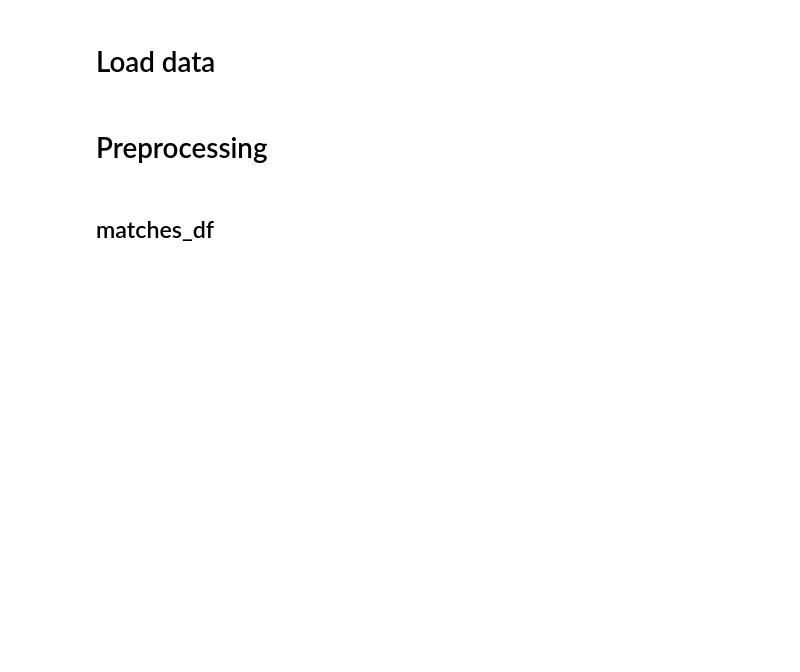
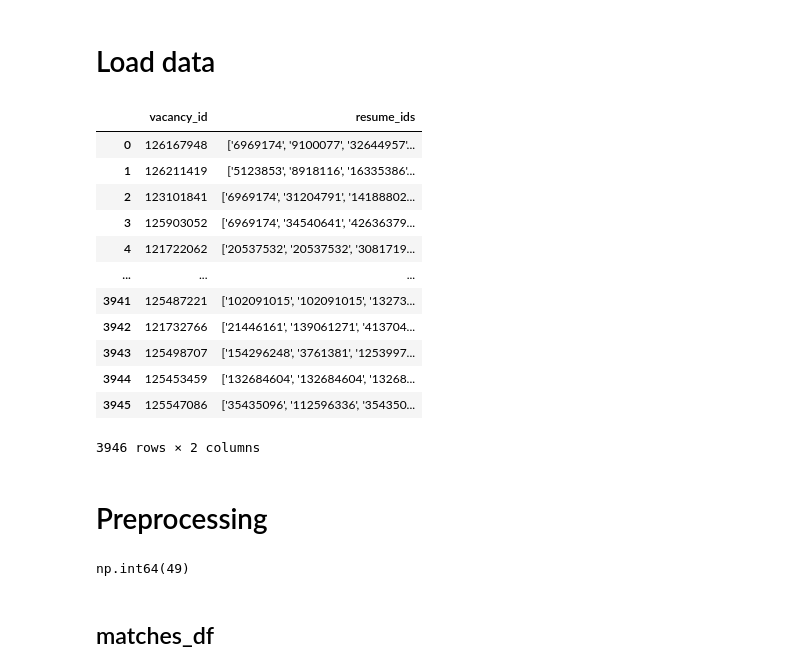
Before and after one commit to UsovAlexander/hr-ai-scout, a Jupyter notebook: Load_data/Parsing_data/total_datdaset_making.ipynb, the cells around one changed output. Saved outputs shown, nothing was run; the diff lists cells and outputs as text; code cells hidden in the pictures; blank space fills up the shorter version.

```diff
--- a/Load_data/Parsing_data/total_datdaset_making.ipynb
+++ b/Load_data/Parsing_data/total_datdaset_making.ipynb
@@ -20,8 +22,28 @@ def concat_df(prefix=None):
 resumes_df = pd.read_csv(r'Total_dataset/total_resumes.csv')
 vacancies_df = pd.read_csv(r'Total_dataset/total_vacancies.csv')
 matches_df = pd.read_csv(r'Total_dataset/matches.csv')
+# %%
+matches_df
+# %% [output]
+|  | vacancy_id | resume_ids |
+| 0 | 126167948 | ['6969174', '9100077', '32644957'... |
+| 1 | 126211419 | ['5123853', '8918116', '16335386'... |
+| 2 | 123101841 | ['6969174', '31204791', '14188802... |
+| 3 | 125903052 | ['6969174', '34540641', '42636379... |
+| 4 | 121722062 | ['20537532', '20537532', '3081719... |
+| ... | ... | ... |
+| 3941 | 125487221 | ['102091015', '102091015', '13273... |
+| 3942 | 121732766 | ['21446161', '139061271', '413704... |
+| 3943 | 125498707 | ['154296248', '3761381', '1253997... |
+| 3944 | 125453459 | ['132684604', '132684604', '13268... |
+| 3945 | 125547086 | ['35435096', '112596336', '354350... |
+3946 rows × 2 columns
 # %% [markdown]
 # Preprocessing
+# %%
+matches_df.duplicated().sum()
+# %% [output]
+np.int64(49)
 # %% [markdown]
 ## matches_df
 # %%
```
Also changed, not shown: parts of 5 cells of this notebook, 2 other files.
